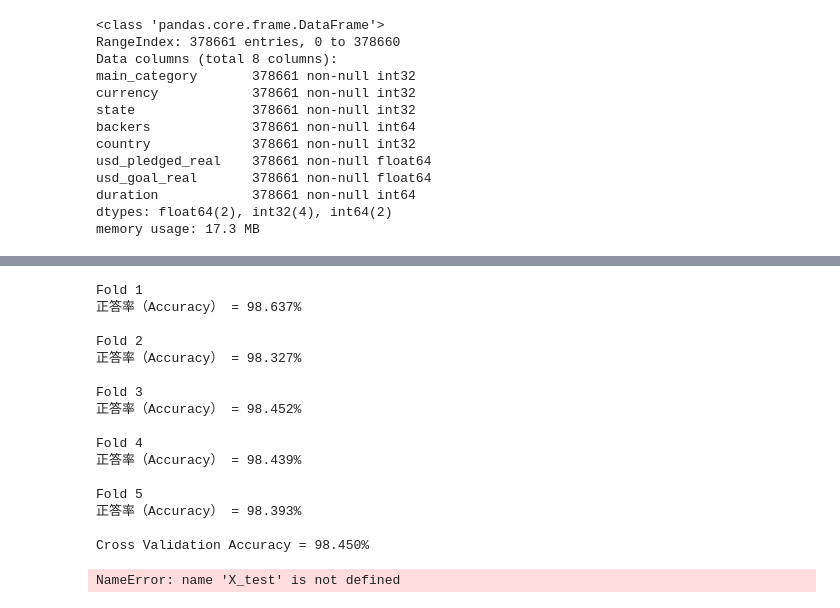
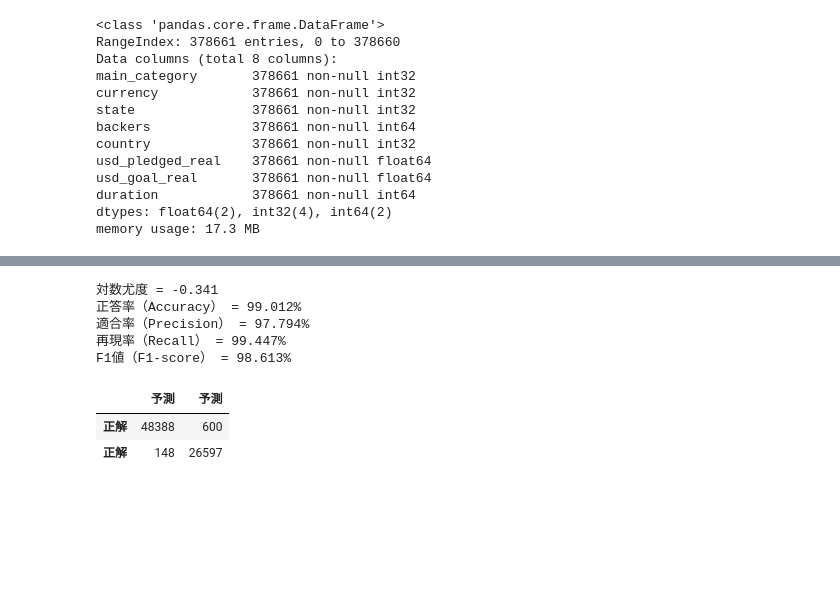
Before and after one commit to Shimejime/suai-assignment, a Jupyter notebook: ML/Day3_work_寝占孝晃.ipynb, the cells around one changed output, grey strips where cells are left out. Drawn from its saved outputs; the diff is of its cells as text; code cells hidden in the pictures; blank space fills up the shorter version.

```diff
--- a/ML/Day3_work_寝占孝晃.ipynb
+++ b/ML/Day3_work_寝占孝晃.ipynb
@@ -224,8 +269,5 @@ def feature_selection_wrapper(df):
 # %%
-def grid_search(X, y, model, parameters):
-
-    from sklearn.model_selection import GridSearchCV
-    X_train, X_test, y_train, y_test = train_test_split(X, y, test_size=0.2, random_state=2020, shuffle=True)
+def grid_search(X_train, y_train, model, parameters):
     clf = GridSearchCV(model, parameters, cv=5, verbose=2, n_jobs=5)
     clf.fit(X_train, y_train)
     print(clf.best_params_)
@@ -233,5 +278,7 @@ def grid_search(X, y, model, parameters):
 # %%
 # # ロジスティック回帰の最終モデル
-# parameters = {'penalty':['l1', 'l2'], 'alpha':[0.001, 0.01, 0.1, 1, 10]}
-# model = SGDClassifier(loss='log', random_state=2020, fit_intercept=True, tol=1e-3)
-# model.fit(X_train, y_train)
+parameters = {'penalty':['l1', 'l2'], 'alpha':[0.001, 0.01, 0.1, 1, 10]}
+log_regr = SGDClassifier(fit_intercept=True, tol=1e-3, random_state=2020)
+best_params = grid_search(X_train, y_train, log_regr, parameters)
+log_regr = SGDClassifier(**best_params, fit_intercept=True, tol=1e-3, random_state=2020)
+log_regr.fit(X_train, y_train)
@@ -238,20 +326,20 @@ def grid_search(X, y, model, parameters):
 # %%
-def evaluate_model(model, X, y):
+def evaluate_model(model, X_test, y_test):
     '''
-    モデルを評価する
+    テストデータに対する評価
     '''
     # ラベルを予測
-    y_pred = model.predict(X)
+    y_pred = model.predict(X_test)
 
     # 対数尤度を表示
-    print('対数尤度 = {:.3f}'.format(-log_loss(y, y_pred)))
+    print('対数尤度 = {:.3f}'.format(-log_loss(y_test, y_pred)))
 
     # 正答率を計算
-    accuracy =  accuracy_score(y, y_pred)
+    accuracy =  accuracy_score(y_test, y_pred)
     print('正答率（Accuracy） = {:.3f}%'.format(100 * accuracy))
 
     # Precision, Recall, F1-scoreを計算
-    precision, recall, f1_score, _ = precision_recall_fscore_support(y, y_pred)
+    precision, recall, f1_score, _ = precision_recall_fscore_support(y_test, y_pred)
 
     # Precision, Recall, F1-scoreを表示
     print('適合率（Precision） = {:.3f}%'.format(100 * precision[1]))
@@ -259,6 +347,6 @@ def evaluate_model(model, X, y):
     print('F1値（F1-score） = {:.3f}%'.format(100 * f1_score[1]))
 
     # 予測値と正解のクロス集計（混同行列）
-    conf_mat = confusion_matrix(y, y_pred)
+    conf_mat = confusion_matrix(y_test, y_pred)
     conf_mat = pd.DataFrame(conf_mat, index=['正解', '正解'], columns=['予測', '予測'])
     display(conf_mat)
@@ -268,23 +353,11 @@ NameError: name 'model' is not defined
-# %%
-train_model(X, y, model_name='adaboost', use_scaler=False)
-# %% [output]
-Fold 1
-正答率（Accuracy） = 98.637%
-
-Fold 2
-正答率（Accuracy） = 98.327%
-
-Fold 3
-正答率（Accuracy） = 98.452%
-
-Fold 4
-正答率（Accuracy） = 98.439%
-
-Fold 5
-正答率（Accuracy） = 98.393%
-
-Cross Validation Accuracy = 98.450%
 # %%
-evaluate_model(model, X_test, y_test)
+evaluate_model(log_regr, X_test, y_test)
 # %% [output]
-NameError: name 'X_test' is not defined
+対数尤度 = -0.341
+正答率（Accuracy） = 99.012%
+適合率（Precision） = 97.794%
+再現率（Recall） = 99.447%
+F1値（F1-score） = 98.613%
+|  | 予測 | 予測 |
+| 正解 | 48388 | 600 |
+| 正解 | 148 | 26597 |
```
Also changed, not shown: parts of 15 cells of this notebook.
